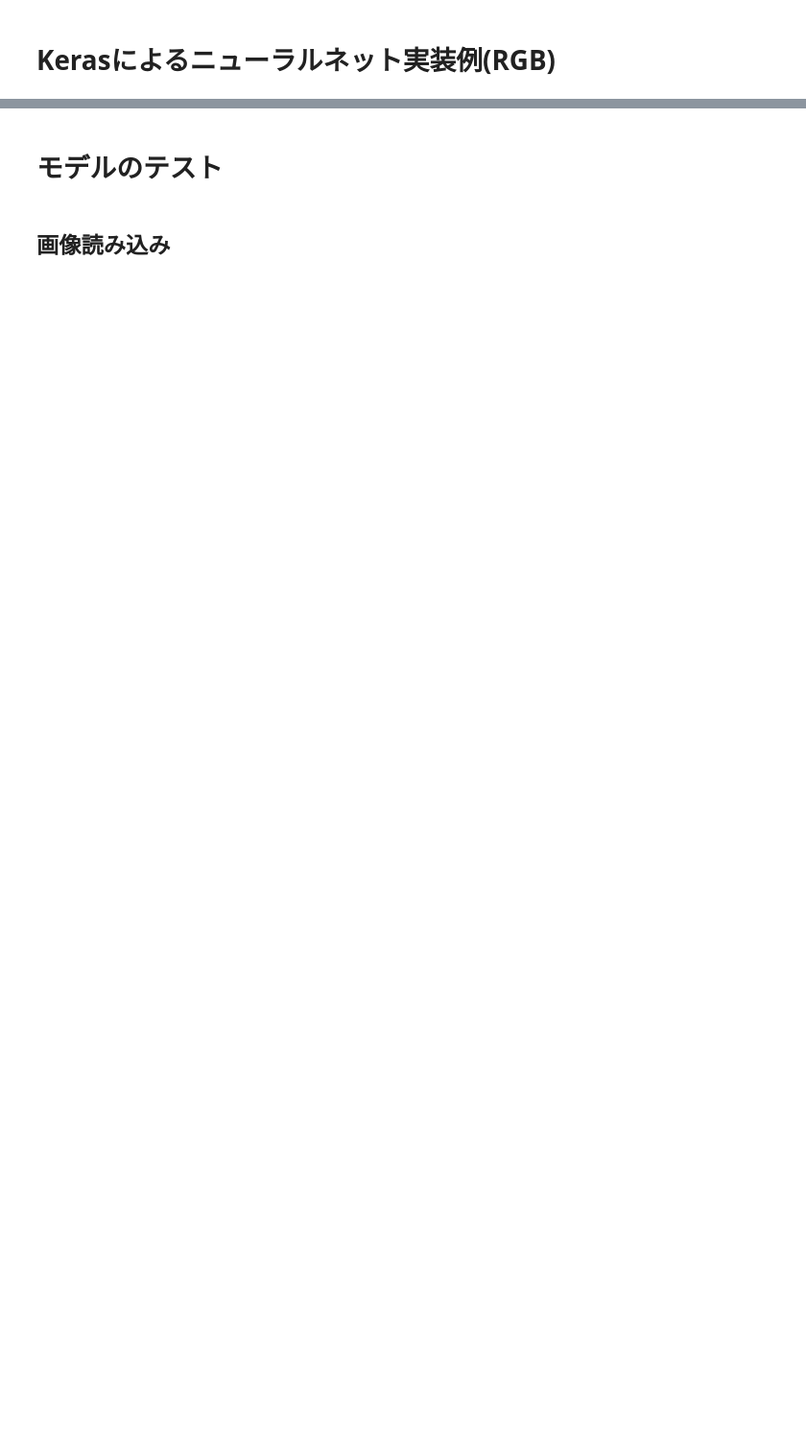
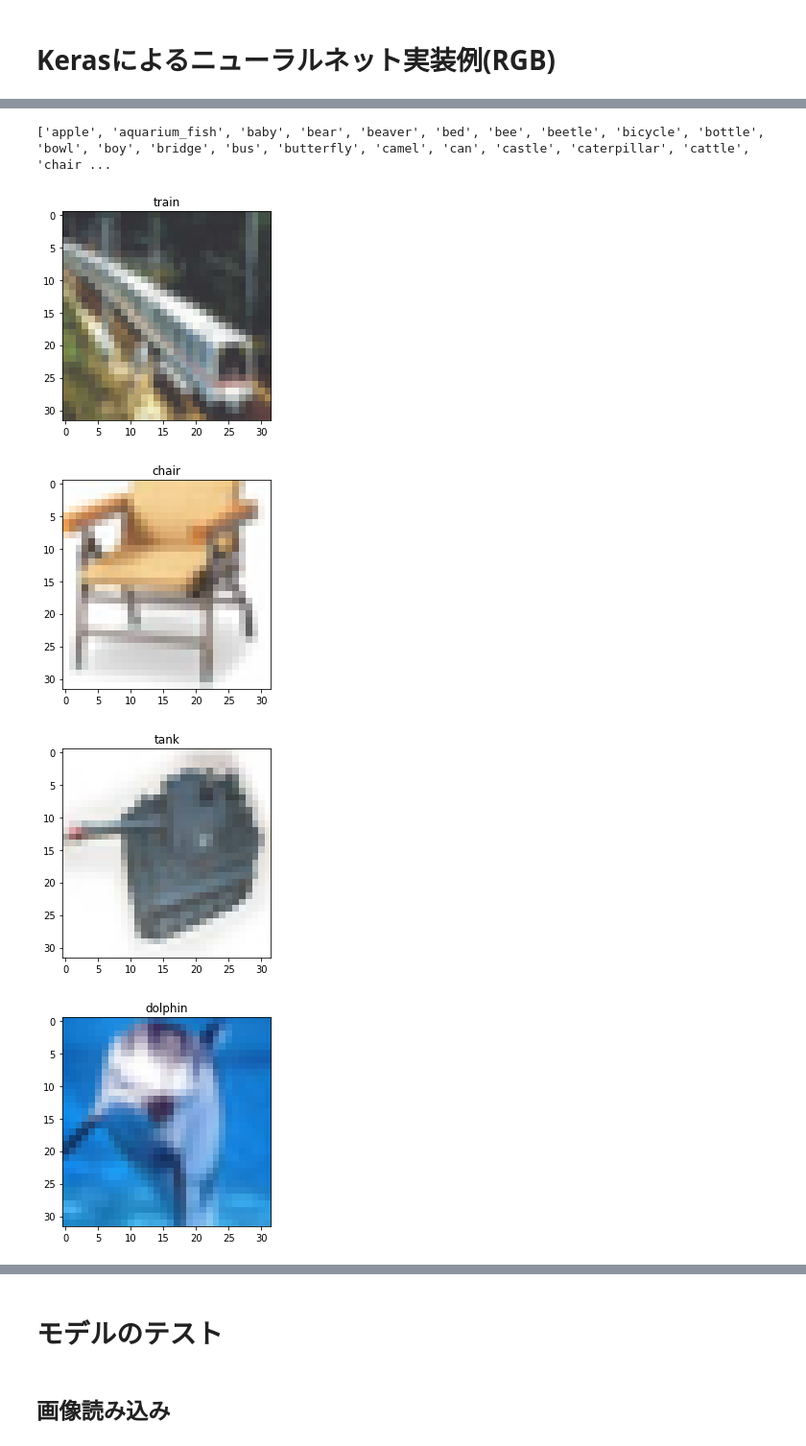
Before and after one commit to 0225kazuki/cnn_for_meetup, a Jupyter notebook: nn_cifar.ipynb, the cells around one changed output, grey strips where cells are left out. Shown at 96% size. Cells and saved outputs as stored; diff of their text form; code cells hidden in the pictures; blank space fills up the shorter version.

```diff
--- a/nn_cifar.ipynb
+++ b/nn_cifar.ipynb
@@ -40,3 +45,27 @@ print(x_test.shape, 'test samples')
+# %%
+# データセットの確認
+
+sample_dict = func.sample_dict()
+print(list(sample_dict.keys()))
+
+(xtrain_samples,ytrain_samples),(xtest_samples,ytest_samples) = func.select_data(select_label)
+
+for e,l in enumerate(select_label):
+
+    img = xtrain_samples[500*e]
+
+    fig = plt.figure(figsize=(4,4))
+
+    plt.title(l)
+
+    #画像表示
+    plt.imshow(img)
+# %% [output]
+['apple', 'aquarium_fish', 'baby', 'bear', 'beaver', 'bed', 'bee', 'beetle', 'bicycle', 'bottle', 'bowl', 'boy', 'bridge', 'bus', 'butterfly', 'camel', 'can', 'castle', 'caterpillar', 'cattle', 'chair ...
+[figure, added]
+[figure, added]
+[figure, added]
+[figure, added]
 # %%
 # モデル構築
 model = Sequential()
```
Also changed, not shown: parts of 5 cells of this notebook, 3 other files.
